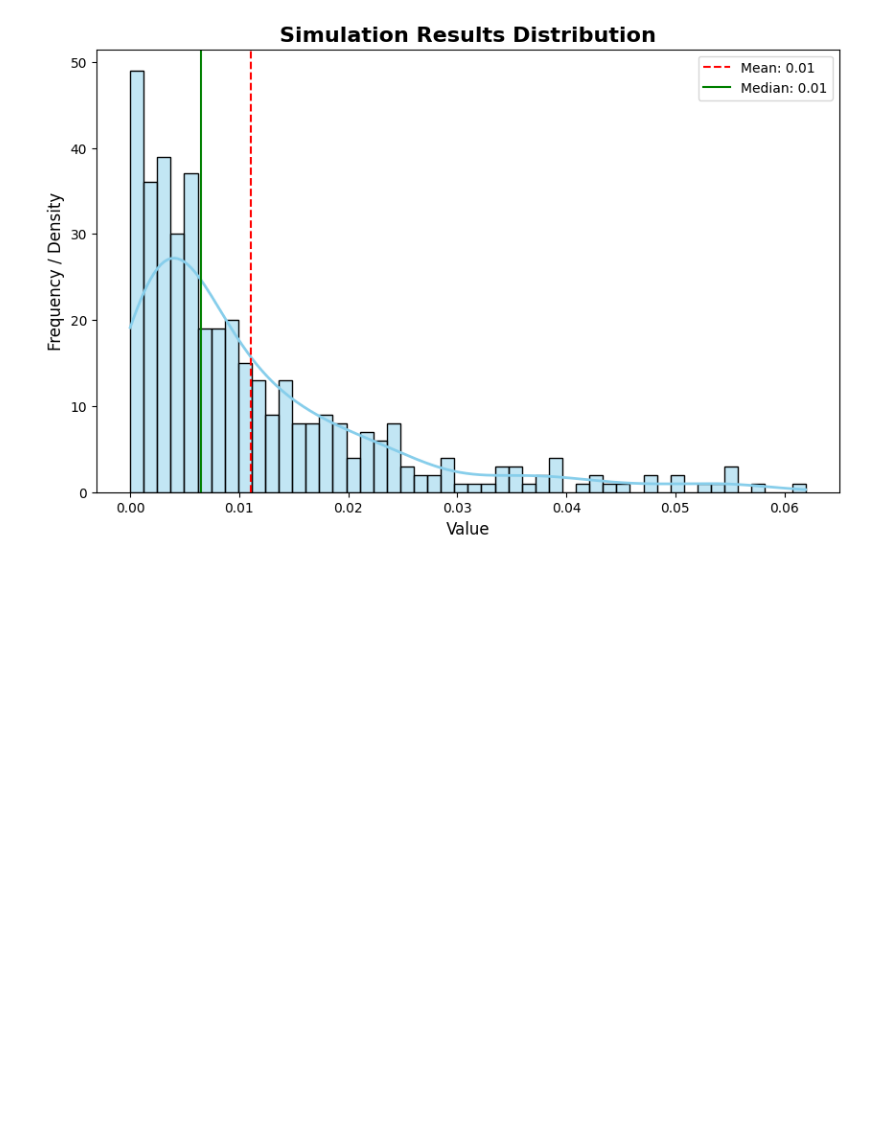
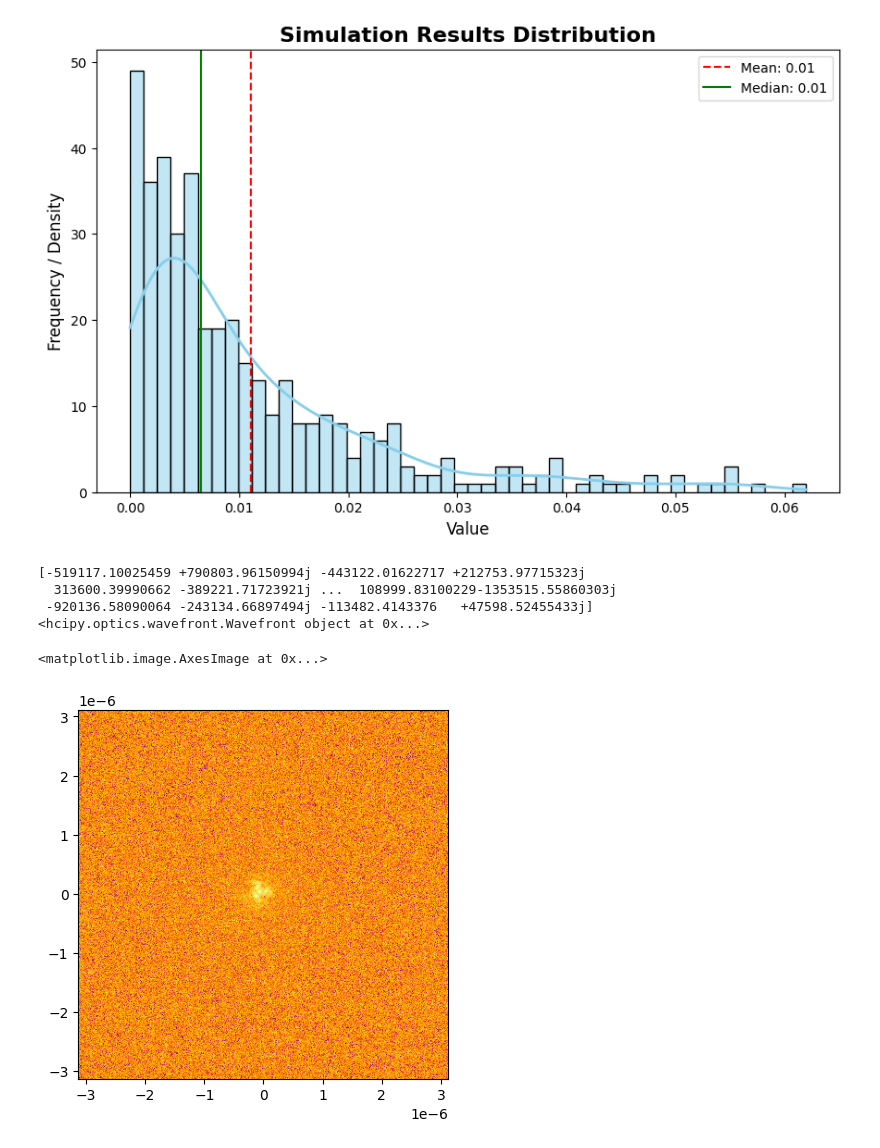
Before and after one commit to yizharf9/qkd, a Jupyter notebook: oct_2025/simulation.ipynb, the cells around one changed output. Cells and saved outputs as stored; diff of their text form; code cells hidden in the pictures; blank space fills up the shorter version.

```diff
--- a/oct_2025/simulation.ipynb
+++ b/oct_2025/simulation.ipynb
@@ -250,3 +250,18 @@ plot_distribution(data["power_in_bucket_after_turbulance"], title="Simulation Re
 # plot_distribution(samples, title="Theoretical Results Distribution",bins=50)
 # %% [output]
 [figure]
+# %%
+import utils
+
+wf_noisy_aperture = propagator.forward(wf_turb)
+wf_noisy_aperture = utils.add_noise_to_psf(wf_noisy_aperture,1e6)
+print(wf_noisy_aperture)
+psf_noisy_aperture = wf_noisy_aperture.power
+hci.imshow_field(np.log10(psf_noisy_aperture/psf_noisy_aperture.max() + 1e-30),cmap="inferno")
+# %% [output]
+[-519117.10025459 +790803.96150994j -443122.01622717 +212753.97715323j
+  313600.39990662 -389221.71723921j ...  108999.83100229-1353515.55860303j
+ -920136.58090064 -243134.66897494j -113482.4143376   +47598.52455433j]
+<hcipy.optics.wavefront.Wavefront object at 0x...>
+<matplotlib.image.AxesImage at 0x...>
+[figure, added]
```
Also changed, not shown: parts of 4 cells of this notebook, 4 other files.
